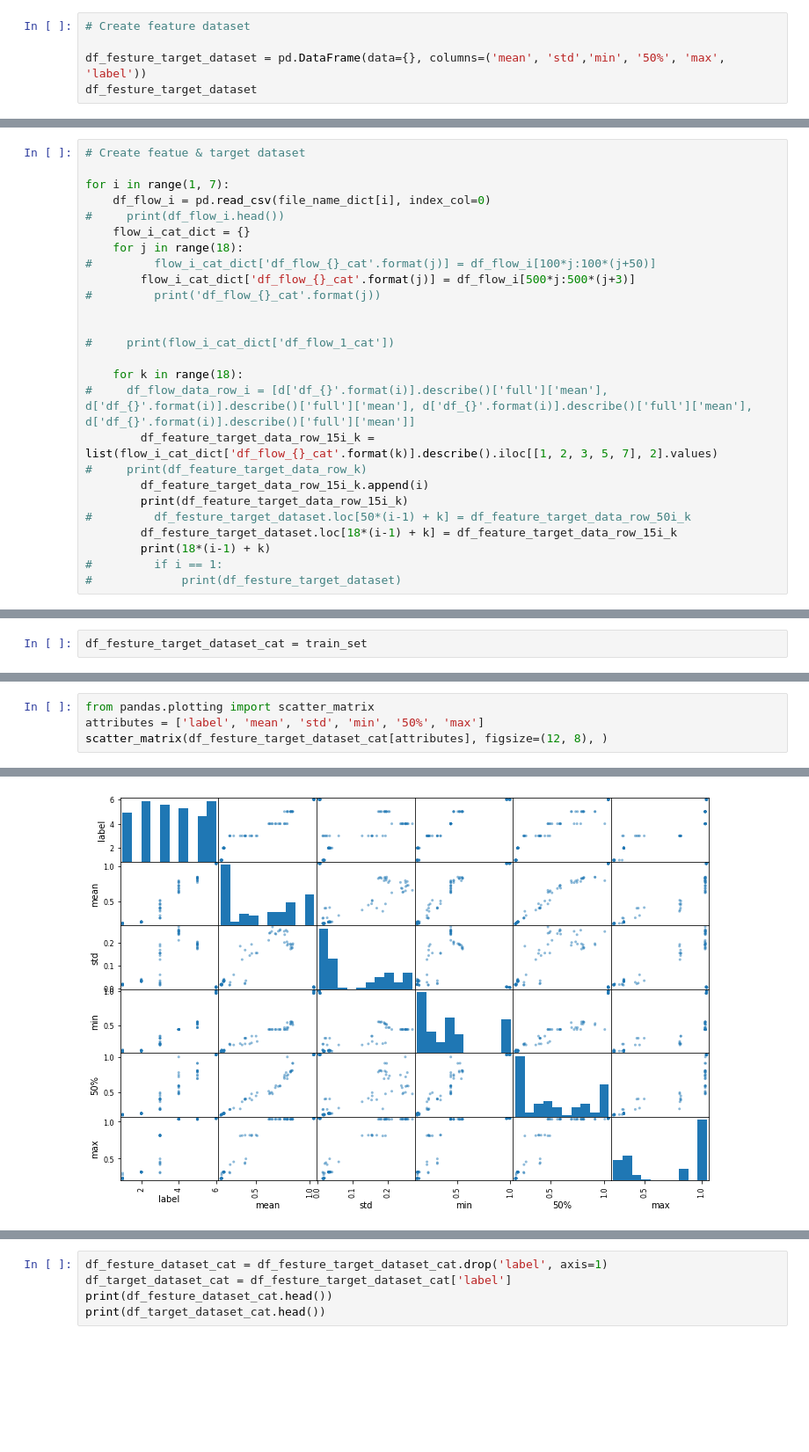
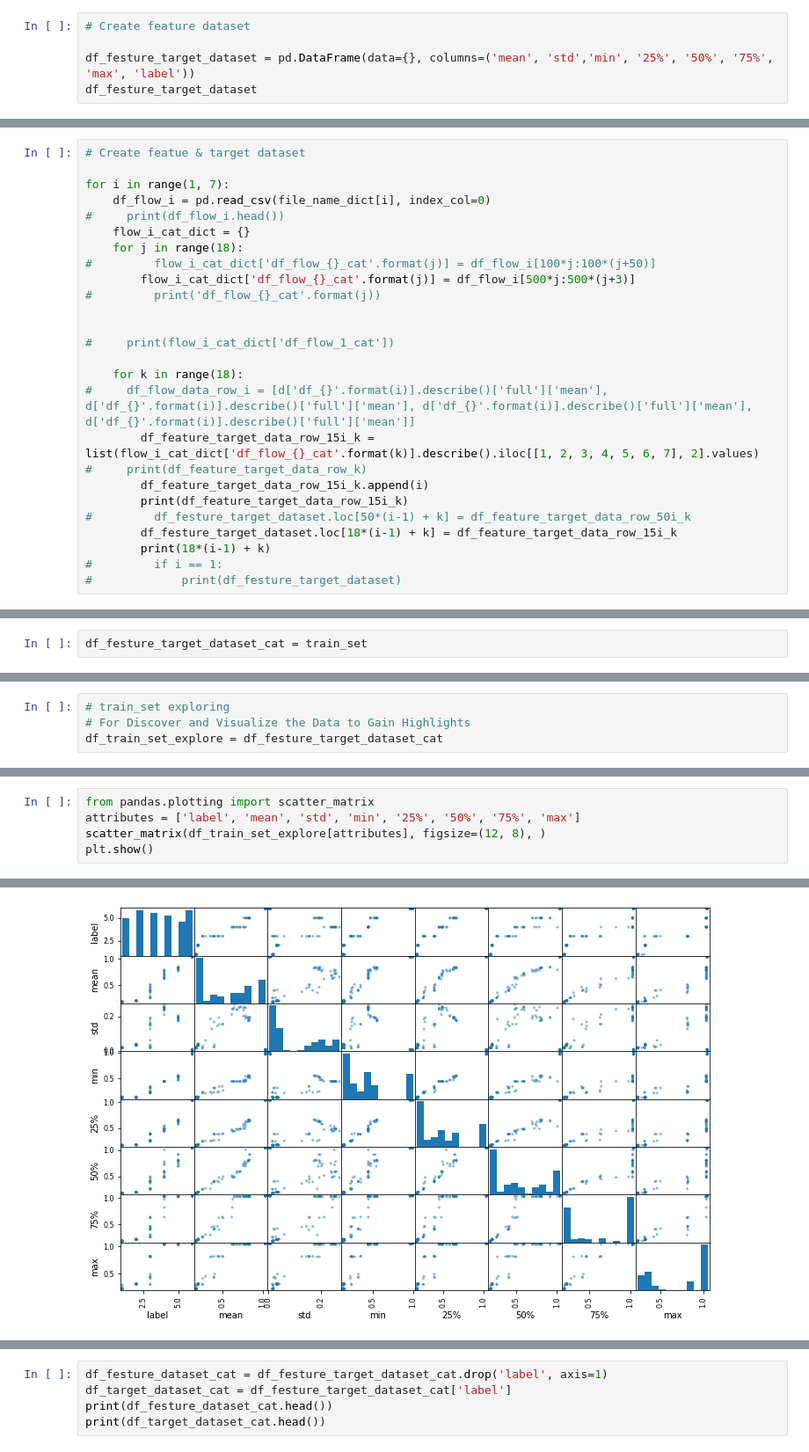
Before and after one commit to shenqidezhengge/MATLAB, a Jupyter notebook: Prepare the Data.ipynb, the cells around one changed output, grey strips where cells are left out. Shown: that part at 88% size. Cells and saved outputs as stored; diff of their text form; blank space fills up the shorter version.

```diff
--- a/Prepare the Data.ipynb
+++ b/Prepare the Data.ipynb
@@ -6,6 +6,6 @@ file_name_dict = {6: 'bubble_flow.csv', 4: 'plug_flow.csv', 1: 'stratified_flow.
 # %%
 # Create feature dataset
 
-df_festure_target_dataset = pd.DataFrame(data={}, columns=('mean', 'std','min', '50%', 'max', 'label'))
+df_festure_target_dataset = pd.DataFrame(data={}, columns=('mean', 'std','min', '25%', '50%', '75%', 'max', 'label'))
 df_festure_target_dataset
 # %% [output]
@@ -27,7 +40,7 @@ for i in range(1, 7):
 
     for k in range(18):
 #     df_flow_data_row_i = [d['df_{}'.format(i)].describe()['full']['mean'], d['df_{}'.format(i)].describe()['full']['mean'], d['df_{}'.format(i)].describe()['full']['mean'], d['df_{}'.format(i)].describe()['full']['mean']]
-        df_feature_target_data_row_15i_k = list(flow_i_cat_dict['df_flow_{}_cat'.format(k)].describe().iloc[[1, 2, 3, 5, 7], 2].values)
+        df_feature_target_data_row_15i_k = list(flow_i_cat_dict['df_flow_{}_cat'.format(k)].describe().iloc[[1, 2, 3, 4, 5, 6, 7], 2].values)
 #     print(df_feature_target_data_row_k)
         df_feature_target_data_row_15i_k.append(i)
         print(df_feature_target_data_row_15i_k)
@@ -123 +119,5 @@ The colNum attribute was deprecated in Matplotlib 3.2 and will be removed two mi
+# %%
+# train_set exploring
+# For Discover and Visualize the Data to Gain Highlights
+df_train_set_explore = df_festure_target_dataset_cat
 # %%
@@ -145,5 +154,6 @@ plt.legend(loc=4)
 # %%
 from pandas.plotting import scatter_matrix
-attributes = ['label', 'mean', 'std', 'min', '50%', 'max']
-scatter_matrix(df_festure_target_dataset_cat[attributes], figsize=(12, 8), )
+attributes = ['label', 'mean', 'std', 'min', '25%', '50%', '75%', 'max']
+scatter_matrix(df_train_set_explore[attributes], figsize=(12, 8), )
+plt.show()
 # %% [output]
@@ -167,2 +160,2 @@ array([[<matplotlib.axes._subplots.AxesSubplot object at 0x...>,
-[figure, old version]
+[figure, new version]
 # %%
```
Also changed, not shown: parts of 14 cells of this notebook, 2 other files.
